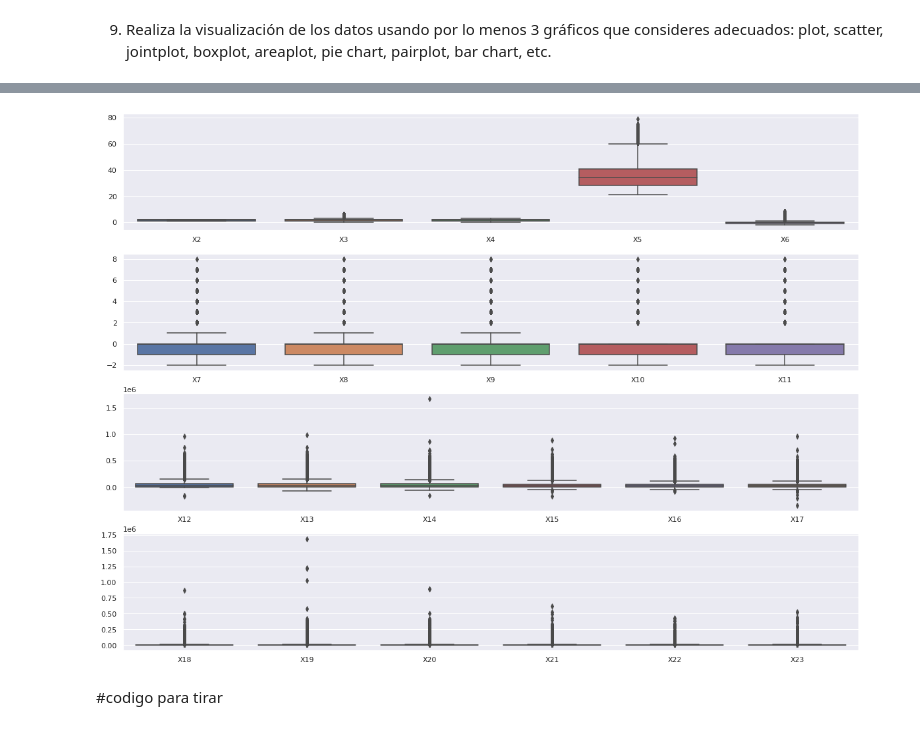
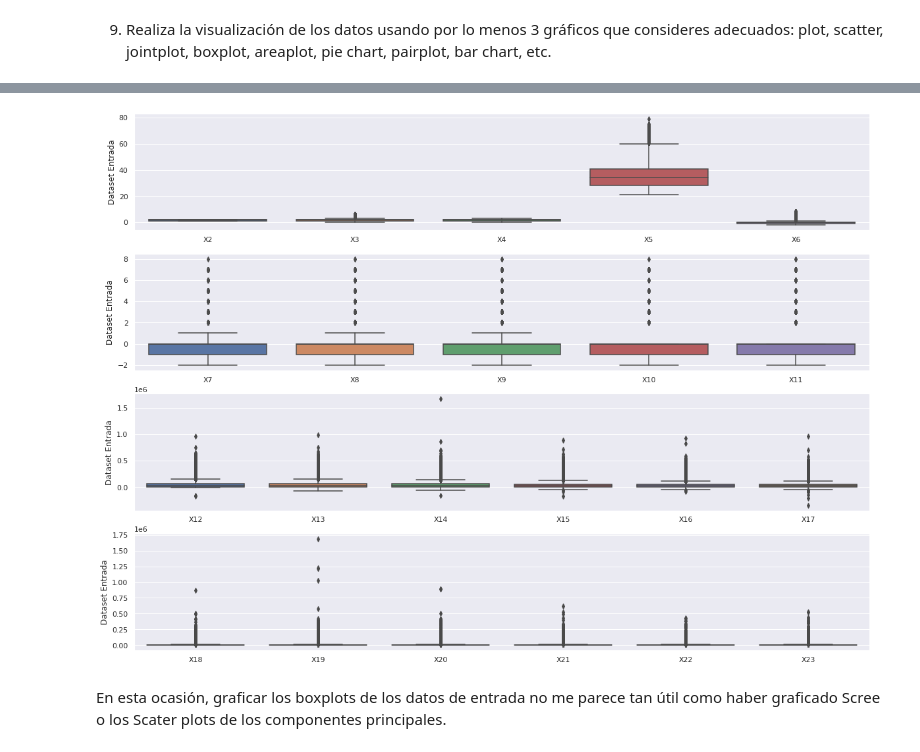
Before and after one commit to PosgradoMNA/actividades-de-aprendizaje-A01081266, a Jupyter notebook: ActividadSemanal6A01081266.ipynb, the cells around one changed output, grey strips where cells are left out. Cells and saved outputs as stored; diff of their text form; code cells hidden in the pictures.

```diff
--- a/ActividadSemanal6A01081266.ipynb
+++ b/ActividadSemanal6A01081266.ipynb
@@ -301,8 +301,8 @@ dtype: int64
 
 6 y 7 los vamos a hacer en un mismo paso, ya que PCA necesita los datos normalizados
 # %%
-#Antes de PCA vamos a remover el ID y la salida ya que no aportan
-ndf.drop(['ID','Y'],axis=1, inplace=True)
+#Antes de PCA vamos a remover el ID, el monto otorgado y la salida ya que no aportan
+ndf.drop(['X1','ID','Y'],axis=1, inplace=True)
 # %%
 from sklearn import preprocessing
 from sklearn.decomposition import PCA
@@ -517,6 +548,7 @@ sns.boxplot(data=ndf[['X2',
     'X4',
     'X5',
     'X6',]], orient="v")
+plt.ylabel('Dataset Entrada')
 
 
 plt.subplot(4,1,2)
@@ -525,38 +557,39 @@ sns.boxplot(data=ndf[['X7',
     'X9',
     'X10',
     'X11',]], orient="v")
+plt.ylabel('Dataset Entrada')
 
 plt.subplot(4,1,3)
 sns.boxplot(data=ndf[['X12',
     'X13',
     'X14',
     'X15',
     'X16',
     'X17',]], orient="v")
+plt.ylabel('Dataset Entrada')
 
 
 
 plt.subplot(4,1,4)
 sns.boxplot(data=ndf[['X18',
     'X19',
     'X20',
     'X21',
     'X22',
     'X23',]], orient="v")
+plt.ylabel('Dataset Entrada')
 
 
 
 
 
-
+#pcsComponents_df
 
     # TERMINA LA SECCIÓN PARA AGREGAR CÓDIGO.
     ################################################################################################################
 
 
 
 plt.show()
 # %% [output]
-[figure, old version]
+[figure, new version]
-# %% [markdown]
-#codigo para tirar
@@ -592,0 +596,2 @@ df_ColTransformadas
+# %% [markdown]
+En esta ocasión, graficar los boxplots de los datos de entrada no me parece tan útil como haber graficado Scree o los Scater plots de los componentes principales.
```
Also changed, not shown: parts of 20 cells of this notebook.
